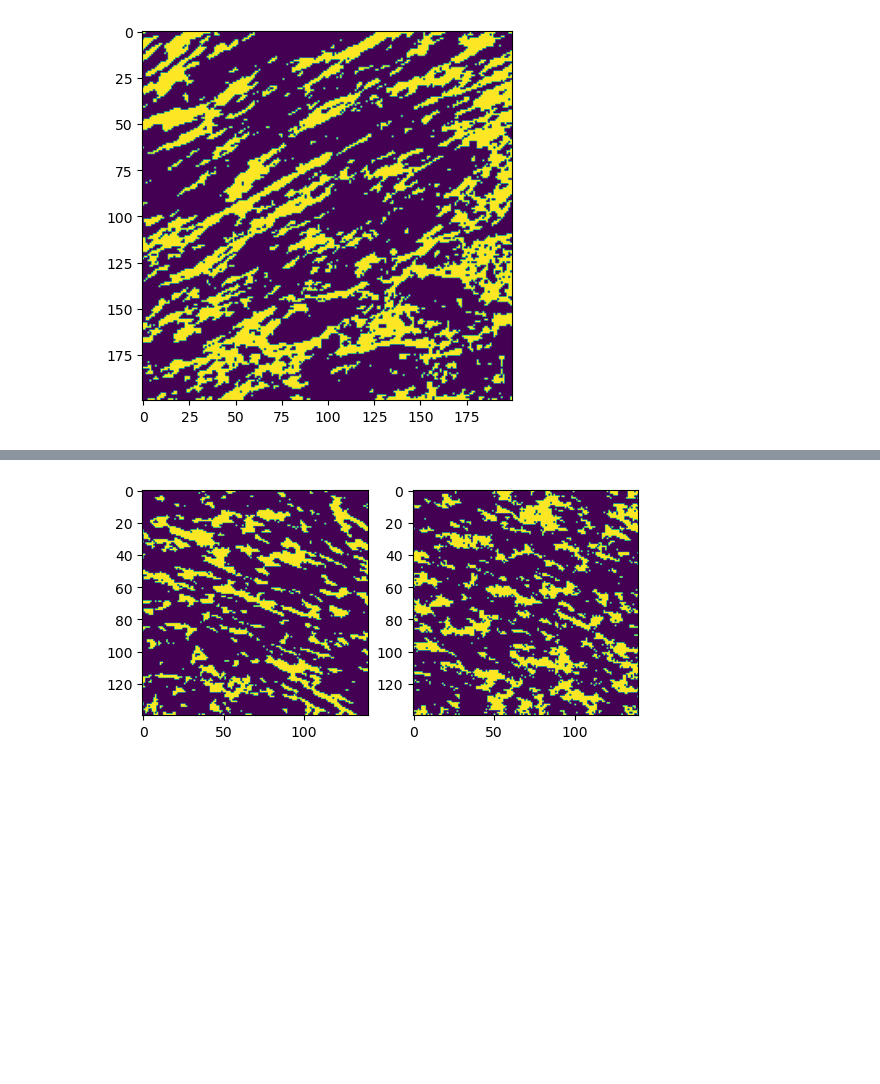
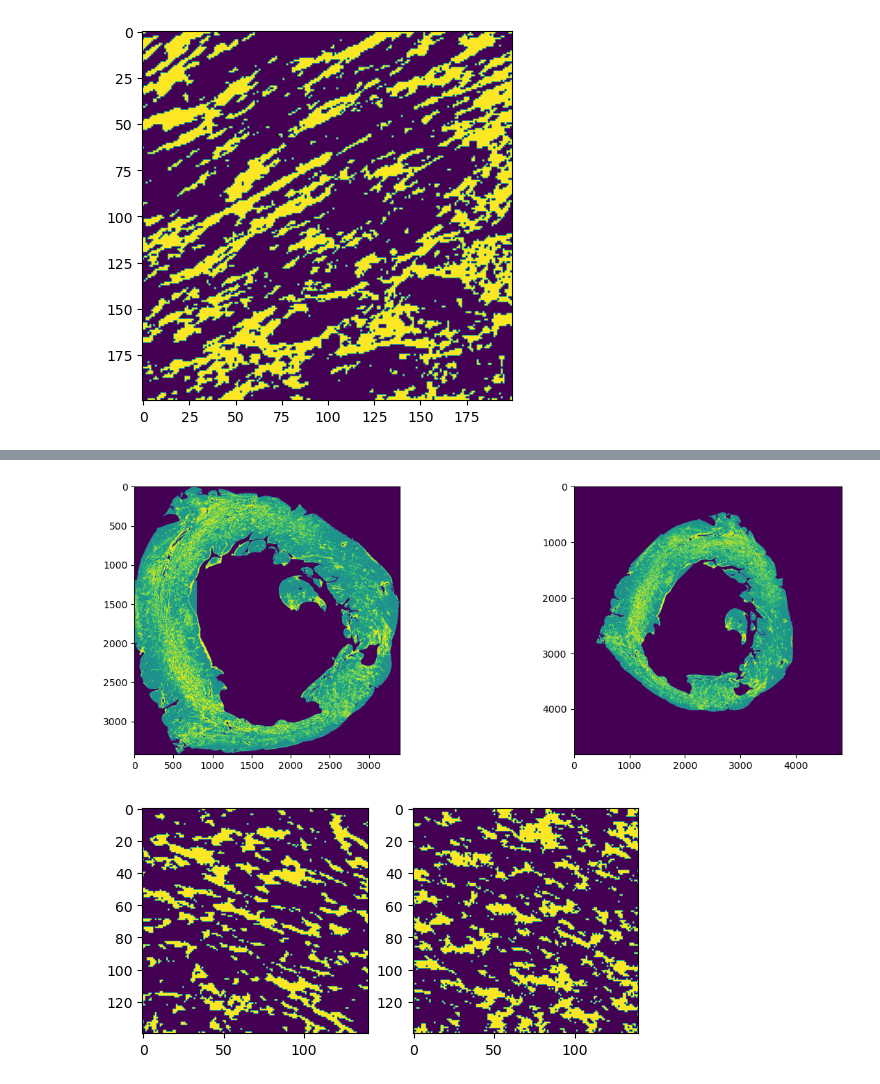
Before and after one commit to TiNezlobinsky/BiTis, a Jupyter notebook: examples/fft_distance_builder.ipynb, the cells around one changed output, grey strips where cells are left out. Cells and saved outputs as stored; diff of their text form; code cells hidden in the pictures; blank space fills up the shorter version.

```diff
--- a/examples/fft_distance_builder.ipynb
+++ b/examples/fft_distance_builder.ipynb
@@ -68,3 +108,37 @@ plt.show()
+# %%
+import bitis as bt
+from skimage import transform
+
+
+texture_ = ((pyramid[-1] > 0.5).astype(np.float32) +
+            (t_pyr[-1] > 1.5).astype(np.float32))
+
+mask = np.random.random(texture_.shape) < 0.2
+simulation_tex = np.zeros(texture_.shape)
+# simulation_tex[mask] = texture_[mask]
+# simulation_tex[:, 200:400] = preconditioning((texture_.shape[0], 200))
+
+simulation = bt.AdaptiveSampling(simulation_tex,
+                                 texture_,
+                                 max_known_pixels=30,
+                                 max_template_size=100,
+                                 min_template_size=5,
+                                 min_distance=0.0,
+                                 tissue_mask=(texture_ > 0.5))
+
+# simulation_tex = simulation.run()
+
+angle = -45
+r_image = transform.rotate(img, angle, resize=True, preserve_range=True,
+                           order=0)
+
+fig, ax = plt.subplots(1, 2, figsize=(15, 5))
+
+ax[0].imshow(img)
+ax[1].imshow(r_image)
+plt.show()
+# %% [output]
+[figure, added]
 # %%
 from pathlib import Path
 import ast
```
Also changed, not shown: parts of 7 cells of this notebook, 2 other files.
